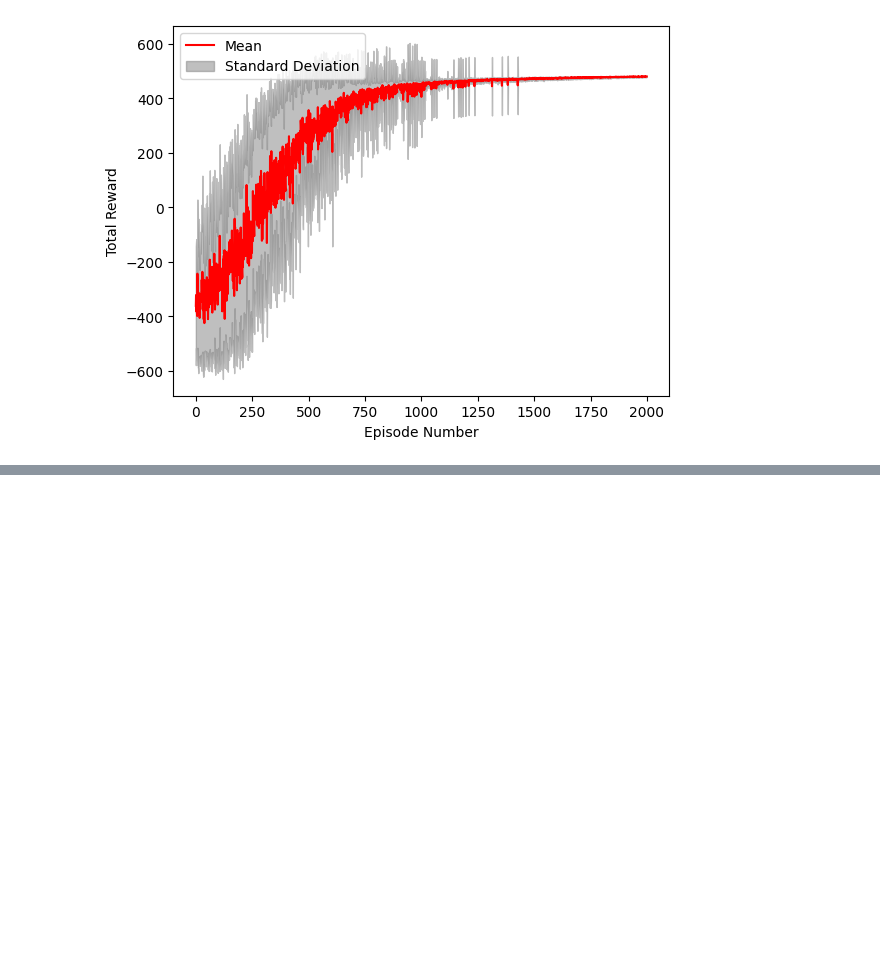
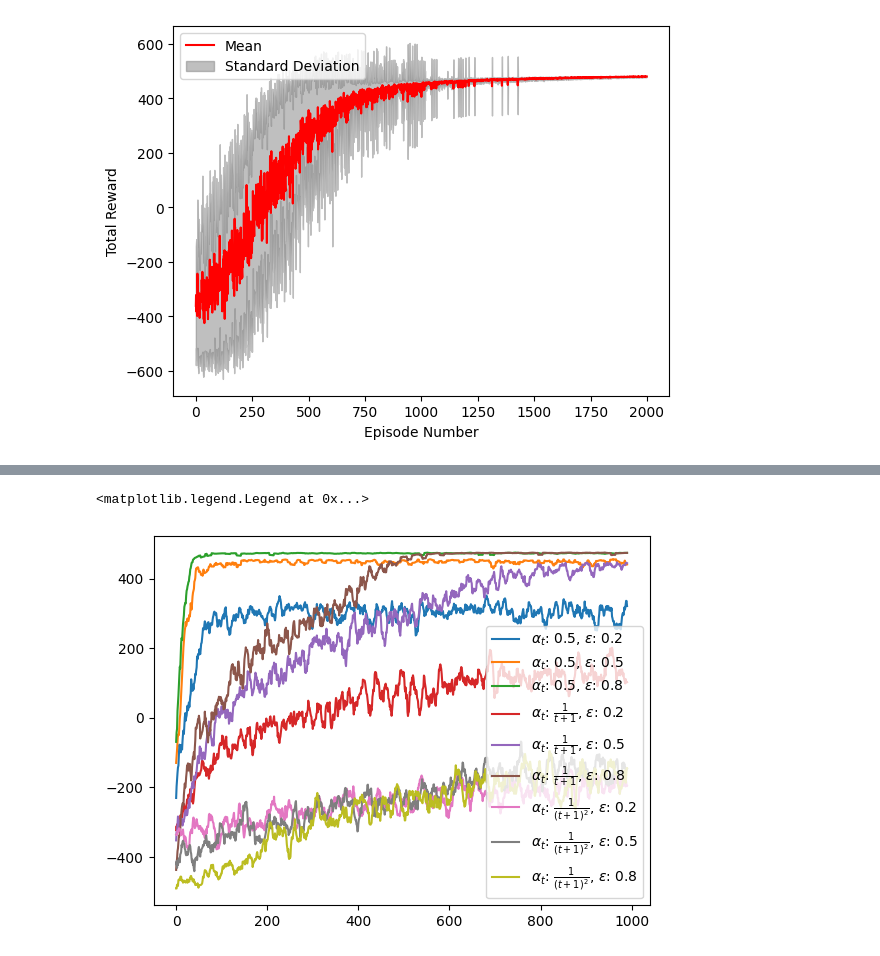
Before and after one commit to ohmdelta/rl_cw1, a Jupyter notebook: coursework_1_maze.ipynb, the cells around one changed output, grey strips where cells are left out. Saved outputs shown, nothing was run; the diff lists cells and outputs as text; code cells hidden in the pictures; blank space fills up the shorter version.

```diff
--- a/coursework_1_maze.ipynb
+++ b/coursework_1_maze.ipynb
@@ -811,3 +796,20 @@ plt.legend()
 # %% [output]
 <matplotlib.legend.Legend at 0x...>
 [figure]
+# %%
+alpha_sample = [lambda t: 0.5, lambda t: 1/ (t + 1), lambda t: 1 / ((t + 1)**2)]
+epsilon_sample = [0.2, 0.5, 0.8]
+maze = Maze()
+
+td_agent = TD_agent()
+
+result_d = {}
+
+for a in alpha_sample:
+    for e in epsilon_sample:
+        current_rewards = []
+        for _ in range(10):
+            _, _, total_rewards = td_agent.solve(maze, epsilon=e, alpha_function=a)
+            current_rewards.append(total_rewards)
+        result_d[(a,e)] = np.mean(current_rewards, axis=0)
+        print("ok")
@@ -813,0 +851,14 @@ plt.legend()
+# %%
+kernel_size = 10
+kernel = np.ones(kernel_size) / kernel_size
+# k_samples = [(0.2,0.8), (0.5,0.8), (0.8,0.8)]
+alpha_mapping = {alpha_sample[0] : "$0.5$", alpha_sample[1]: "$\\frac{1}{t+1}$", alpha_sample[2] : "$\\frac{1}{(t+1)^2}$"}
+
+for k, v in result_d.items():
+    data_convolved = np.convolve(result_d[k], kernel, mode='valid')
+    plt.plot(np.arange(len(data_convolved)), data_convolved, label=f"$\\alpha_t$: {alpha_mapping[k[0]]}, $\\epsilon$: {k[1]}")
+
+plt.legend()
+# %% [output]
+<matplotlib.legend.Legend at 0x...>
+[figure, added]
```
Also changed, not shown: parts of 7 cells of this notebook, 5 other files.
